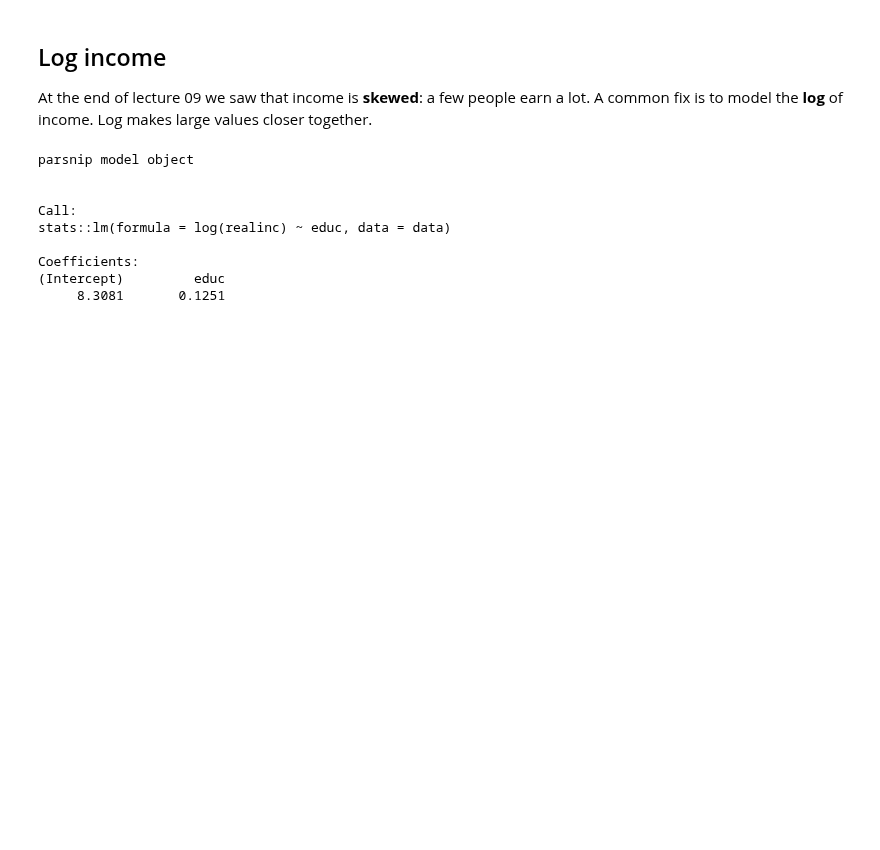
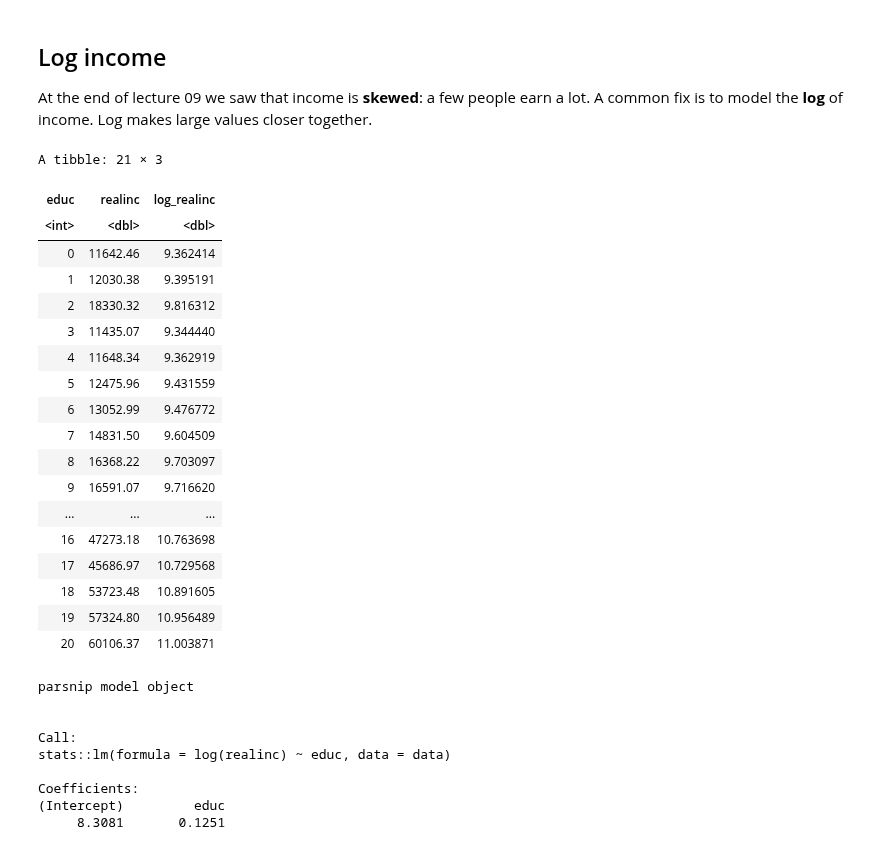
Before and after one commit to kokwunze/codespace, a Jupyter notebook: notebooks/10-lecture-marginal-effects.ipynb, the cells around one changed output. Saved outputs shown, nothing was run; the diff lists cells and outputs as text; code cells hidden in the pictures; blank space fills up the shorter version.

Commit message:
save my work before sync

```diff
--- a/notebooks/10-lecture-marginal-effects.ipynb
+++ b/notebooks/10-lecture-marginal-effects.ipynb
@@ -247,6 +259,34 @@ The two columns differ by about $20. The difference from 25 to 26 measures the s
 ## Log income
 
 At the end of lecture 09 we saw that income is **skewed**: a few people earn a lot. A common fix is to model the **log** of income. Log makes large values closer together.
+# %%
+#First calculate the mean income for each education value.
+#Remember to first group by educ before summarizing/mutating.
+
+gss |>
+group_by(educ)|>
+summarize(realinc=mean(realinc))|>
+mutate(log_realinc=log(realinc))|>display()
+# %% [output]
+A tibble: 21 × 3
+| educ | realinc | log_realinc |
+| <int> | <dbl> | <dbl> |
+| 0 | 11642.46 | 9.362414 |
+| 1 | 12030.38 | 9.395191 |
+| 2 | 18330.32 | 9.816312 |
+| 3 | 11435.07 | 9.344440 |
+| 4 | 11648.34 | 9.362919 |
+| 5 | 12475.96 | 9.431559 |
+| 6 | 13052.99 | 9.476772 |
+| 7 | 14831.50 | 9.604509 |
+| 8 | 16368.22 | 9.703097 |
+| 9 | 16591.07 | 9.716620 |
+| ... | ... | ... |
+| 16 | 47273.18 | 10.763698 |
+| 17 | 45686.97 | 10.729568 |
+| 18 | 53723.48 | 10.891605 |
+| 19 | 57324.80 | 10.956489 |
+| 20 | 60106.37 | 11.003871 |
 # %%
 fit_log <- linear_reg() |> fit(log(realinc) ~ educ, data = gss)
 
```
Also changed, not shown: parts of 7 cells of this notebook, 3 other files.
